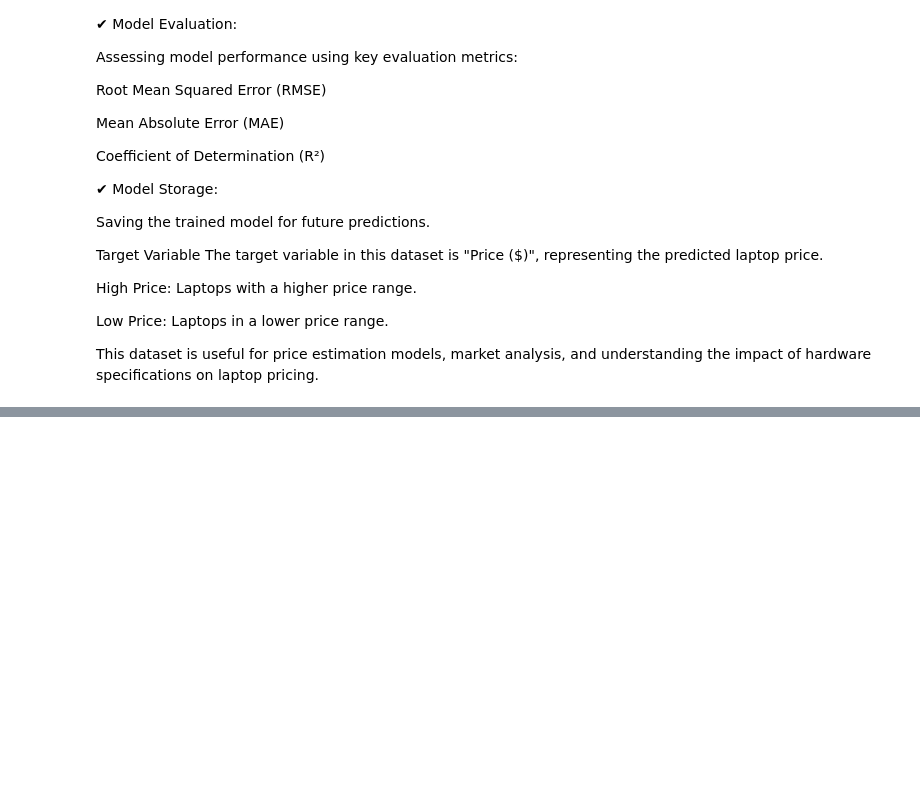
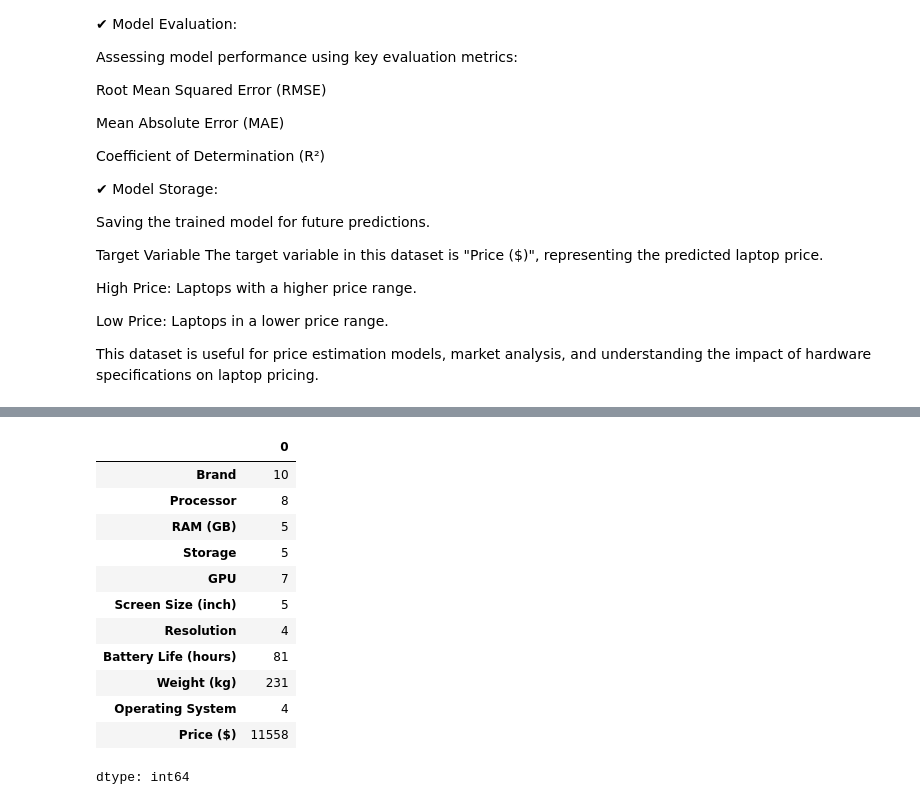
Before and after one commit to Farazmghm/price-of-laptops, a Jupyter notebook: laptop.ipynb, the cells around one changed output, grey strips where cells are left out. Cells and saved outputs as stored; diff of their text form; code cells hidden in the pictures; blank space fills up the shorter version.

```diff
--- a/laptop.ipynb
+++ b/laptop.ipynb
@@ -68,0 +115,16 @@ df.head()
+# %%
+df.nunique()
+# %% [output]
+|  | 0 |
+| Brand | 10 |
+| Processor | 8 |
+| RAM (GB) | 5 |
+| Storage | 5 |
+| GPU | 7 |
+| Screen Size (inch) | 5 |
+| Resolution | 4 |
+| Battery Life (hours) | 81 |
+| Weight (kg) | 231 |
+| Operating System | 4 |
+| Price ($) | 11558 |
+dtype: int64
```
Also changed, not shown: parts of 7 cells of this notebook.
